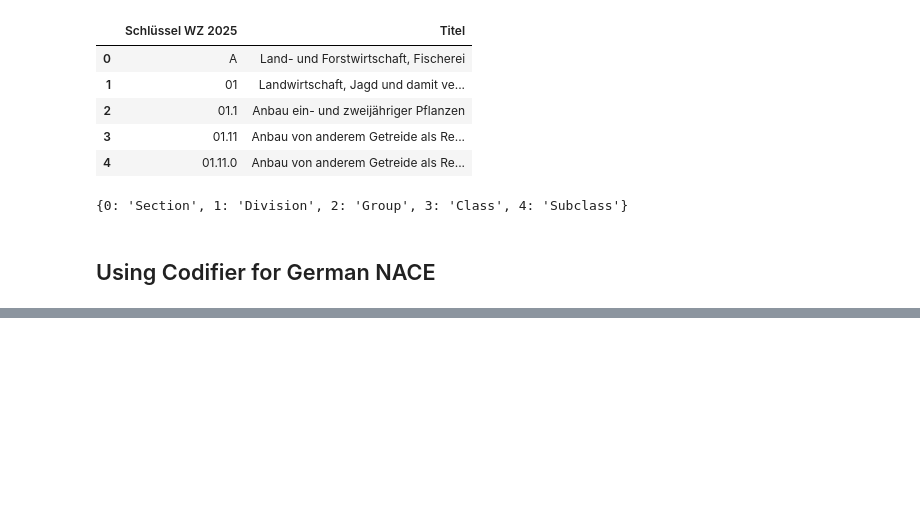
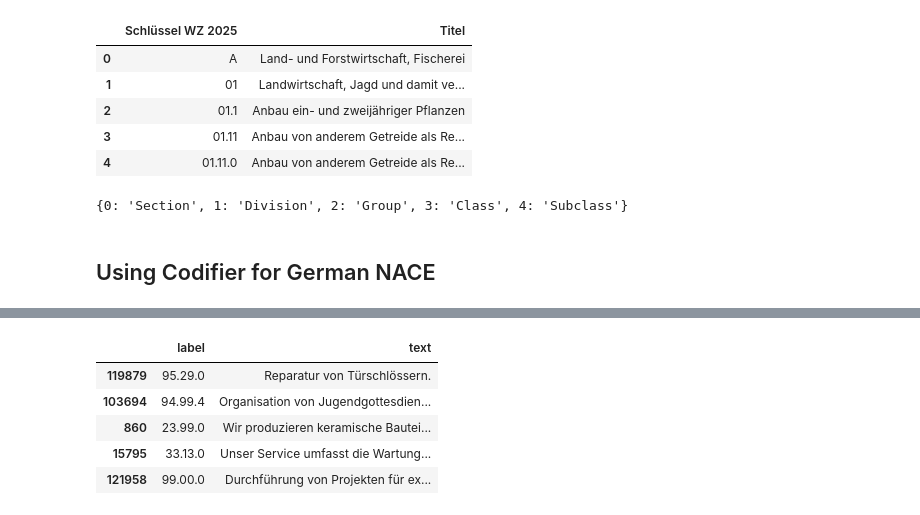
Before and after one commit to AIML4OS/WP10_Cluster1_StatCodGen, a Jupyter notebook: jupyter_notebooks/German_NACE.ipynb, the cells around one changed output, grey strips where cells are left out. Cells and saved outputs as stored; diff of their text form; code cells hidden in the pictures; blank space fills up the shorter version.

```diff
--- a/jupyter_notebooks/German_NACE.ipynb
+++ b/jupyter_notebooks/German_NACE.ipynb
@@ -77,3 +120,12 @@ test_df = pd.DataFrame({'label': ['35122', '78202']*20,
+# %%
+train_df.tail()
+# %% [output]
+|  | label | text |
+| 119879 | 95.29.0 | Reparatur von Türschlössern. |
+| 103694 | 94.99.4 | Organisation von Jugendgottesdien... |
+| 860 | 23.99.0 | Wir produzieren keramische Bautei... |
+| 15795 | 33.13.0 | Unser Service umfasst die Wartung... |
+| 121958 | 99.00.0 | Durchführung von Projekten für ex... |
 # %%
 wz_codifier = CodifierFastText(
     root_path=root_path,
```
Also changed, not shown: parts of 12 cells of this notebook.
